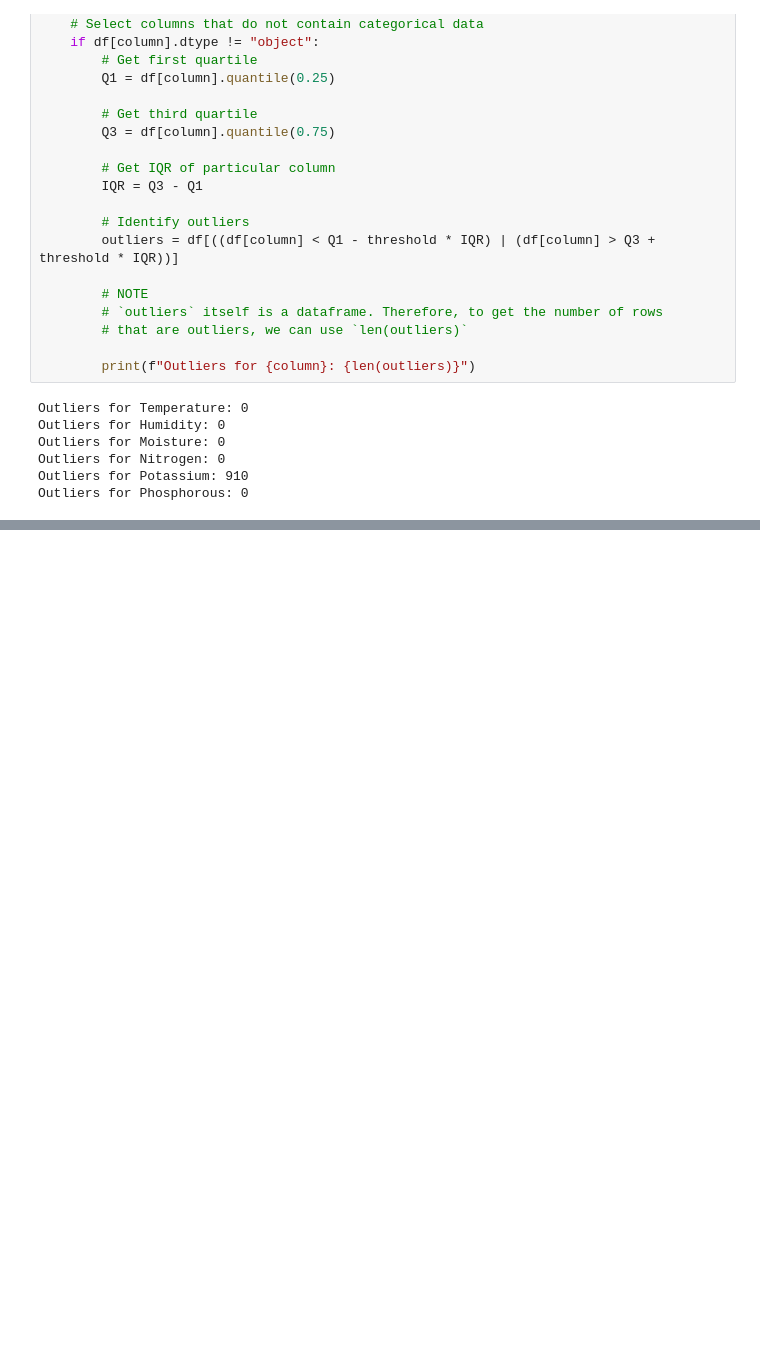
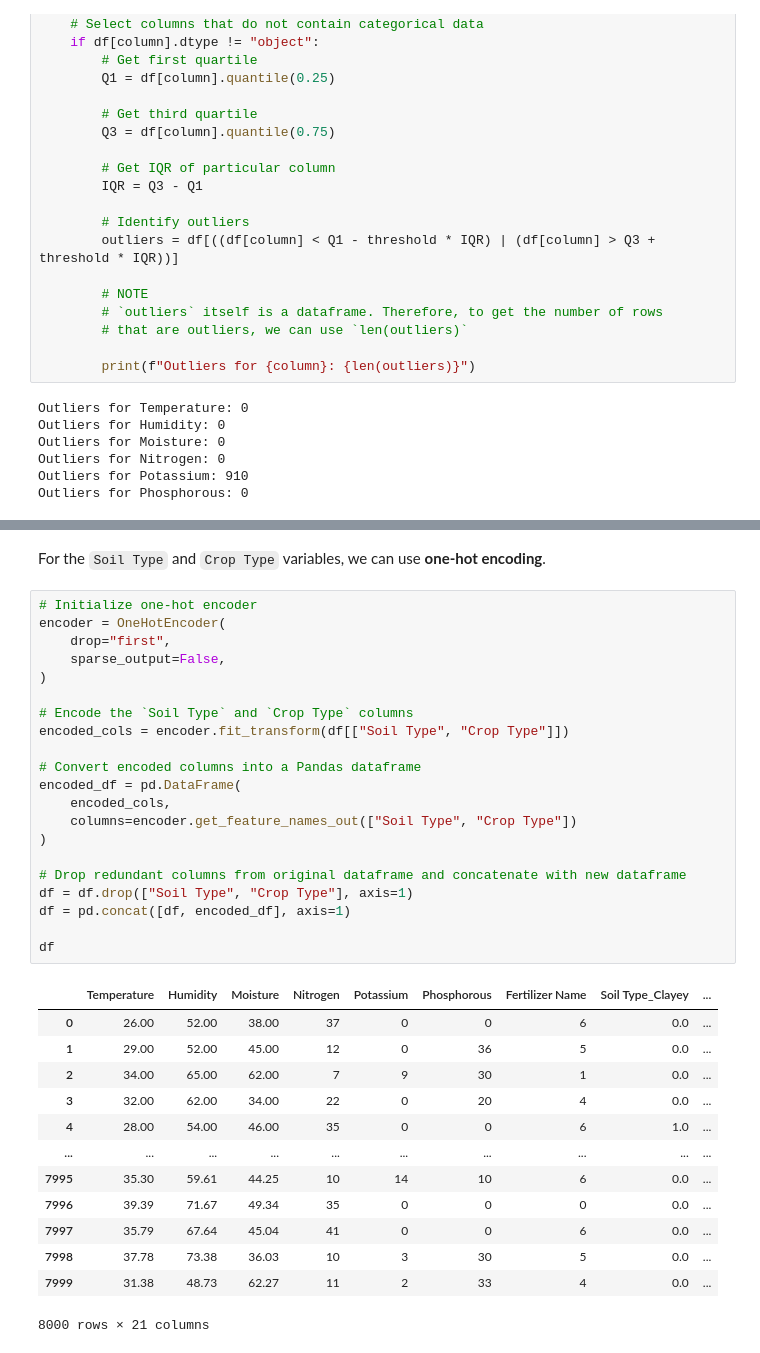
Before and after one commit to Caramel-Labs/pohora.lk, a Jupyter notebook: notebooks/experiments/First notebook.ipynb, the cells around one changed output, grey strips where cells are left out. Cells and saved outputs as stored; diff of their text form; blank space fills up the shorter version.

```diff
--- a/experiments/EXP1.ipynb
+++ b/notebooks/experiments/First notebook.ipynb
@@ -243,0 +305,37 @@ Outliers for Phosphorous: 0
+# %% [markdown]
+For the `Soil Type` and `Crop Type` variables, we can use **one-hot encoding**.
+# %%
+# Initialize one-hot encoder
+encoder = OneHotEncoder(
+    drop="first",
+    sparse_output=False,
+)
+
+# Encode the `Soil Type` and `Crop Type` columns
+encoded_cols = encoder.fit_transform(df[["Soil Type", "Crop Type"]])
+
+# Convert encoded columns into a Pandas dataframe
+encoded_df = pd.DataFrame(
+    encoded_cols,
+    columns=encoder.get_feature_names_out(["Soil Type", "Crop Type"])
+)
+
+# Drop redundant columns from original dataframe and concatenate with new dataframe
+df = df.drop(["Soil Type", "Crop Type"], axis=1)
+df = pd.concat([df, encoded_df], axis=1)
+
+df
+# %% [output]
+|  | Temperature | Humidity | Moisture | Nitrogen | Potassium | Phosphorous | Fertilizer Name | Soil Type_Clayey | ... |
+| 0 | 26.00 | 52.00 | 38.00 | 37 | 0 | 0 | 6 | 0.0 | ... |
+| 1 | 29.00 | 52.00 | 45.00 | 12 | 0 | 36 | 5 | 0.0 | ... |
+| 2 | 34.00 | 65.00 | 62.00 | 7 | 9 | 30 | 1 | 0.0 | ... |
+| 3 | 32.00 | 62.00 | 34.00 | 22 | 0 | 20 | 4 | 0.0 | ... |
+| 4 | 28.00 | 54.00 | 46.00 | 35 | 0 | 0 | 6 | 1.0 | ... |
+| ... | ... | ... | ... | ... | ... | ... | ... | ... | ... |
+| 7995 | 35.30 | 59.61 | 44.25 | 10 | 14 | 10 | 6 | 0.0 | ... |
+| 7996 | 39.39 | 71.67 | 49.34 | 35 | 0 | 0 | 0 | 0.0 | ... |
+| 7997 | 35.79 | 67.64 | 45.04 | 41 | 0 | 0 | 6 | 0.0 | ... |
+| 7998 | 37.78 | 73.38 | 36.03 | 10 | 3 | 30 | 5 | 0.0 | ... |
+| 7999 | 31.38 | 48.73 | 62.27 | 11 | 2 | 33 | 4 | 0.0 | ... |
+8000 rows × 21 columns
```
Also changed, not shown: parts of 8 cells of this notebook, 2 other files.
